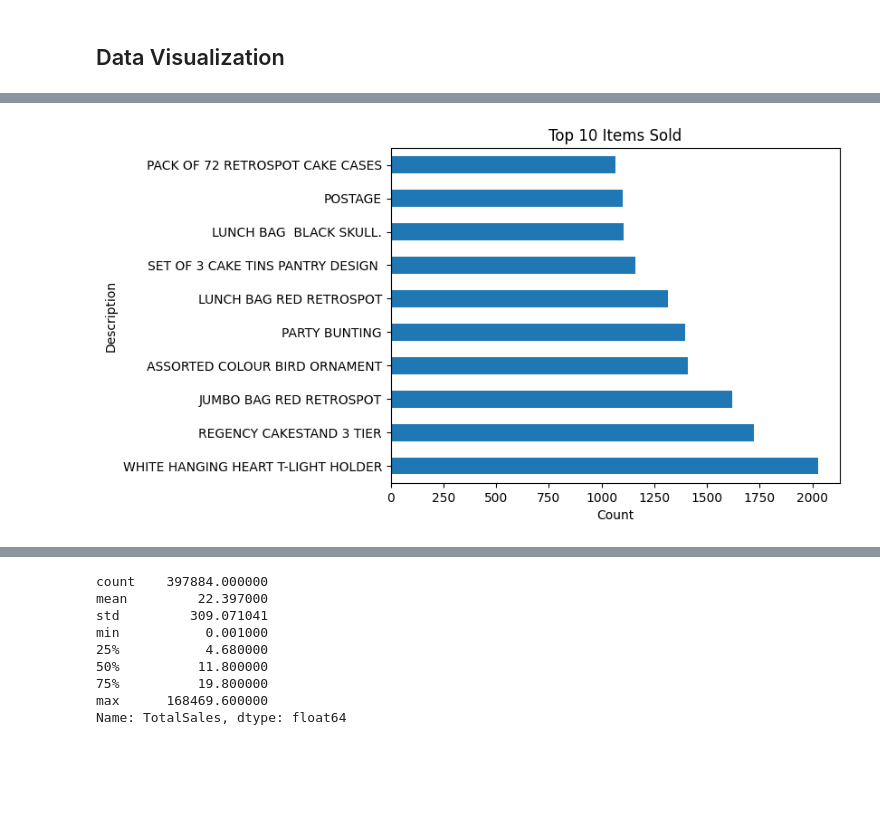
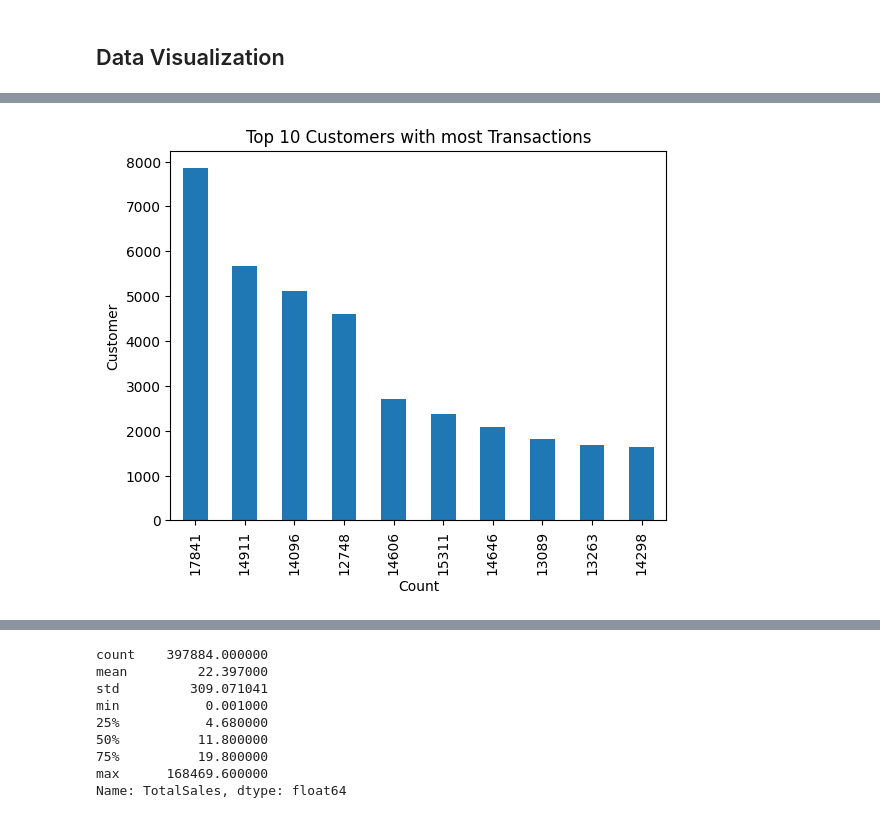
Before and after one commit to carissa406/e-commerce, a Jupyter notebook: ecommercesales.ipynb, the cells around one changed output, grey strips where cells are left out. Saved outputs shown, nothing was run; the diff lists cells and outputs as text; code cells hidden in the pictures; blank space fills up the shorter version.

```diff
--- a/ecommercesales.ipynb
+++ b/ecommercesales.ipynb
@@ -307,9 +341,9 @@ sales.sort_values(by="UnitPrice", ascending=False).head()
 # %%
-description_counts = sales['Description'].value_counts()
-description_counts.head(10).plot(kind='barh')
-plt.title('Top 10 Items Sold')
+customer_counts = sales.CustomerID.value_counts()
+customer_counts.head(10).plot(kind='bar')
+plt.title('Top 10 Customers with most Transactions')
 plt.xlabel('Count')
-plt.ylabel('Description')
+plt.ylabel('Customer')
 plt.show()
 # %% [output]
-[figure, old version]
+[figure, new version]
```
Also changed, not shown: parts of 9 cells of this notebook.
